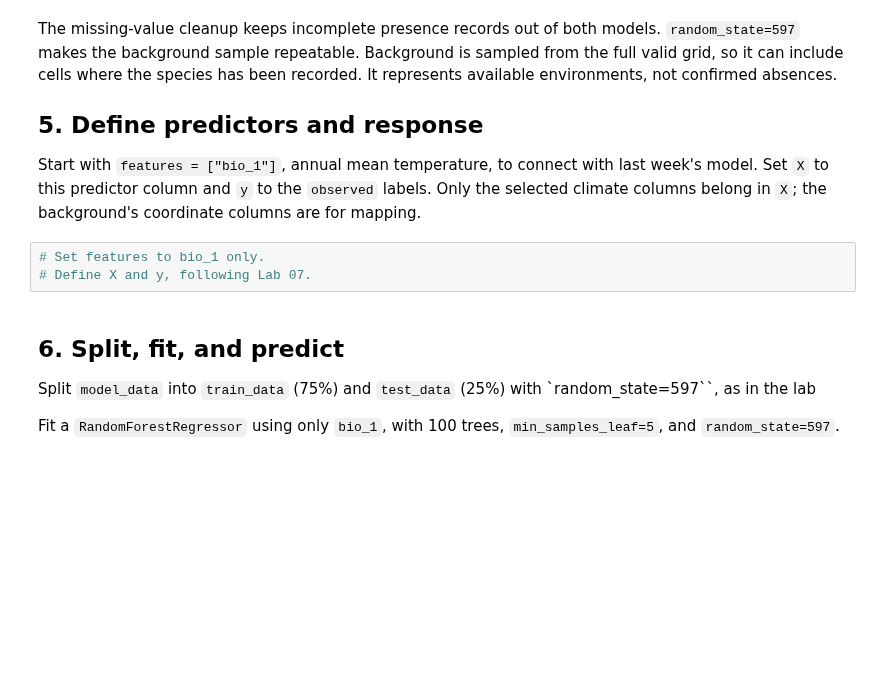
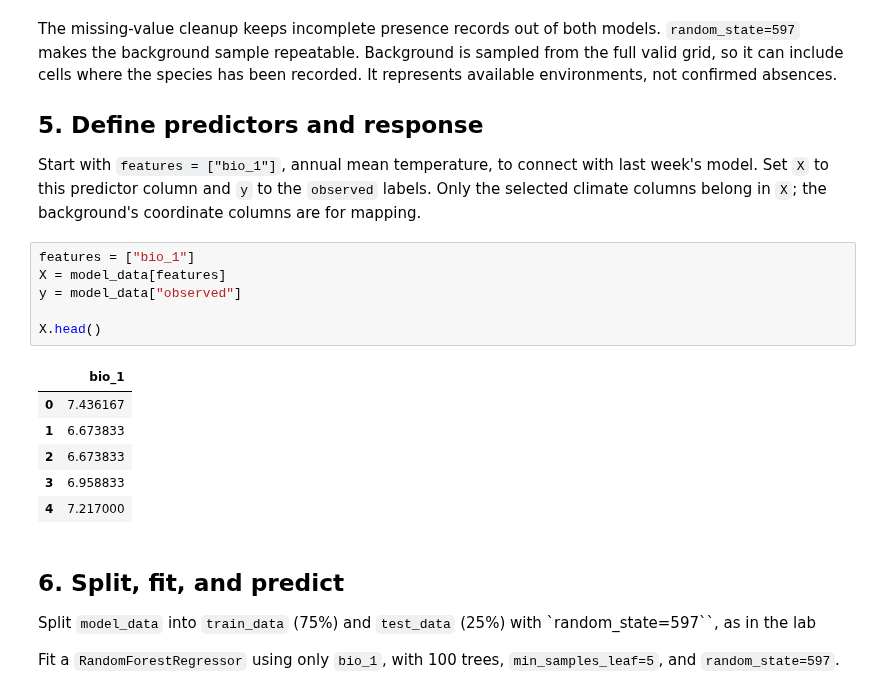
Before and after one commit to studentofwater/BIO597-SpatialBiodiversity, a Jupyter notebook: docs/assignments/Assignment-07-MachineLearningSDM.ipynb, the cells around one changed output. Cells and saved outputs as stored; diff of their text form; blank space fills up the shorter version.

```diff
--- a/docs/assignments/Assignment-07-MachineLearningSDM.ipynb
+++ b/docs/assignments/Assignment-07-MachineLearningSDM.ipynb
@@ -68,8 +133,18 @@ The missing-value cleanup keeps incomplete presence records out of both models.
 
 Start with `features = ["bio_1"]`, annual mean temperature, to connect with last week's model. Set `X` to this predictor column and `y` to the `observed` labels. Only the selected climate columns belong in `X`; the background's coordinate columns are for mapping.
 # %%
-# Set features to bio_1 only.
-# Define X and y, following Lab 07.
+features = ["bio_1"]
+X = model_data[features]
+y = model_data["observed"]
+
+X.head()
+# %% [output]
+|  | bio_1 |
+| 0 | 7.436167 |
+| 1 | 6.673833 |
+| 2 | 6.673833 |
+| 3 | 6.958833 |
+| 4 | 7.217000 |
 # %% [markdown]
 ## 6. Split, fit, and predict
 
```
Also changed, not shown: parts of 13 cells of this notebook, 1 other file.
